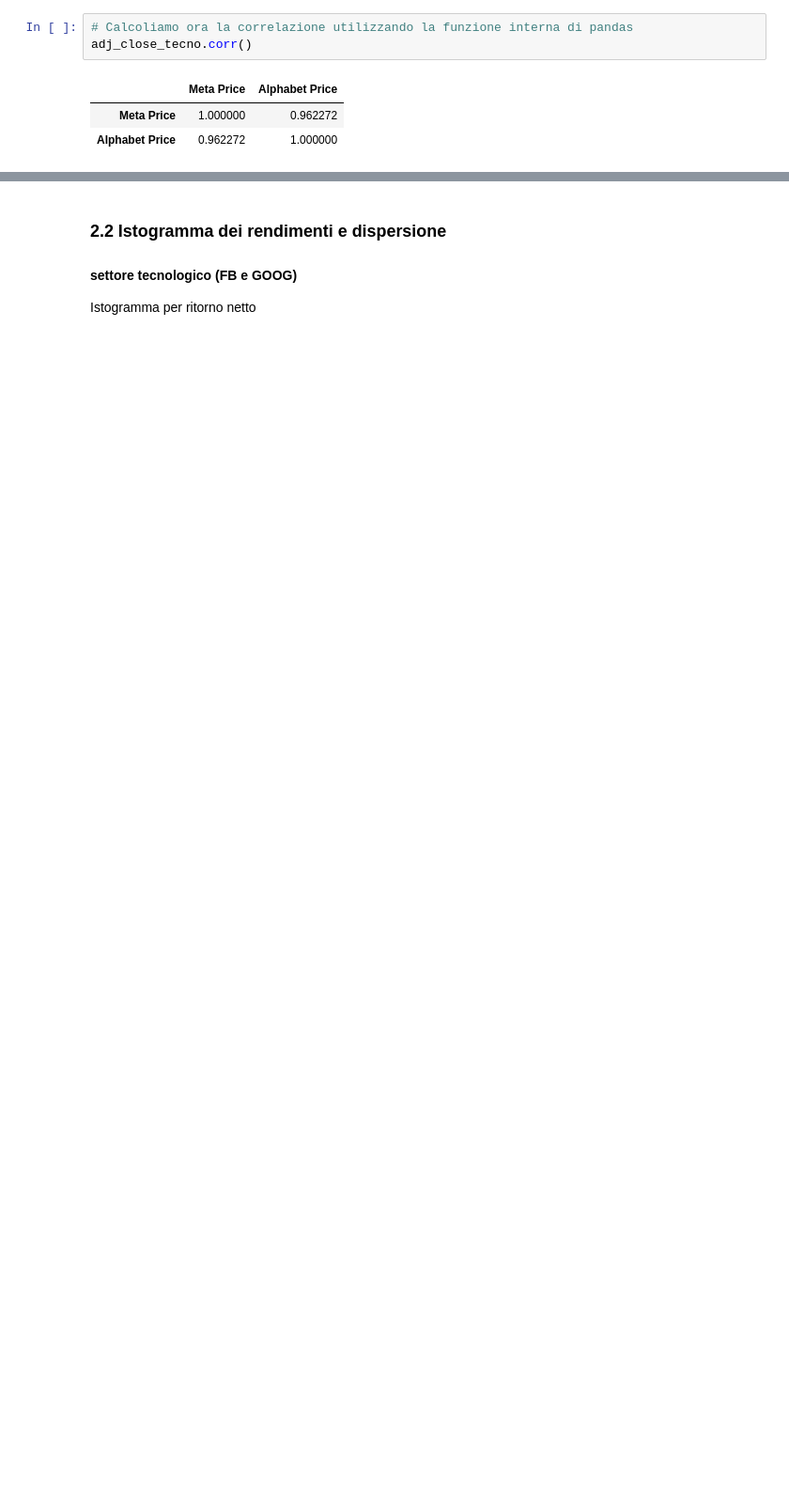
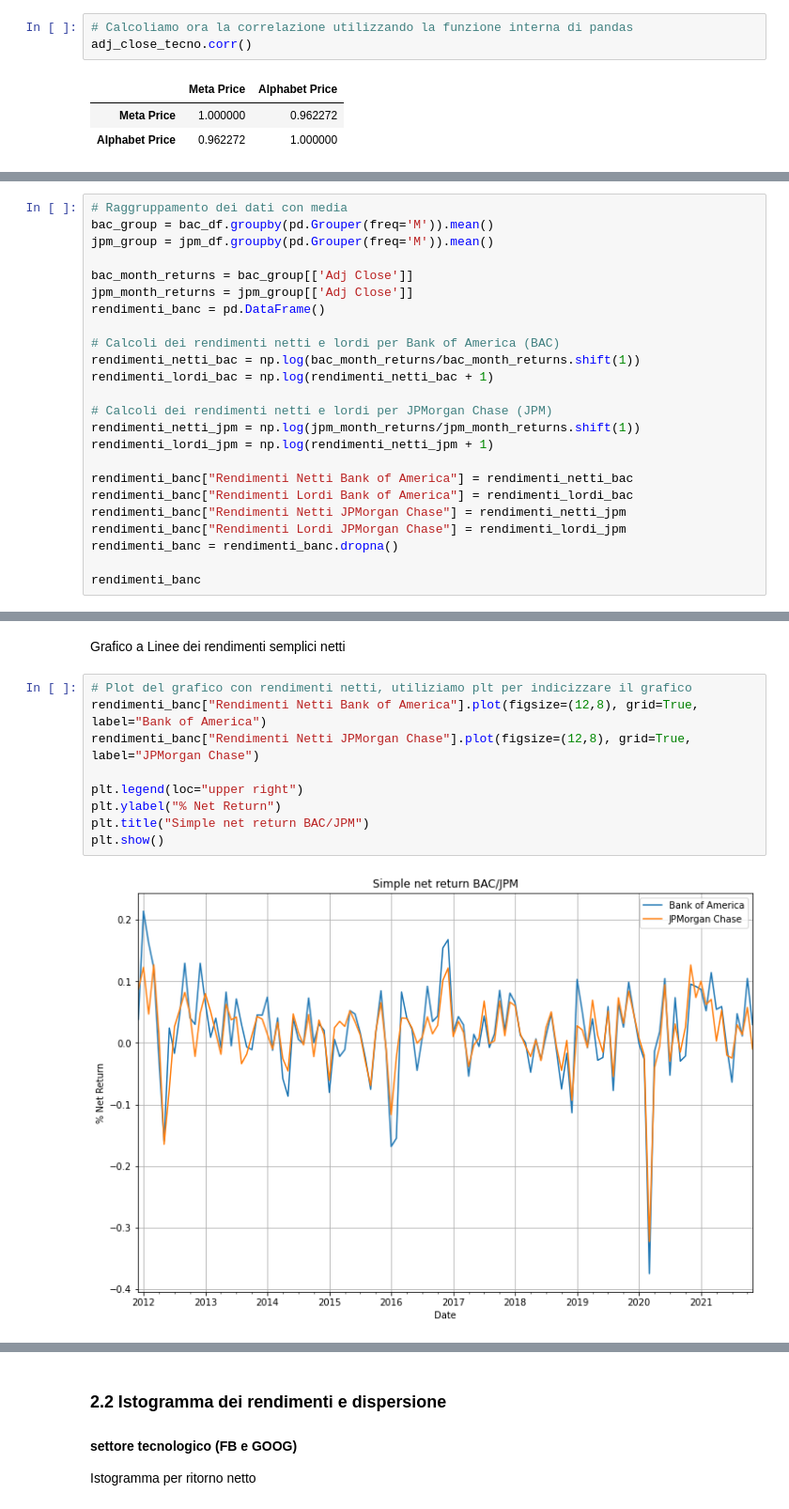
Before and after one commit to tommcamm/BISF-Project, a Jupyter notebook: python/Notebook del progetto.ipynb, the cells around one changed output, grey strips where cells are left out. Shown at 94% size. Saved outputs shown, nothing was run; the diff lists cells and outputs as text; blank space fills up the shorter version.

```diff
--- a/python/Notebook del progetto.ipynb
+++ b/python/Notebook del progetto.ipynb
@@ -237,0 +367,24 @@ adj_close_tecno.corr()
+# %%
+# Raggruppamento dei dati con media
+bac_group = bac_df.groupby(pd.Grouper(freq='M')).mean()
+jpm_group = jpm_df.groupby(pd.Grouper(freq='M')).mean()
+
+bac_month_returns = bac_group[['Adj Close']]
+jpm_month_returns = jpm_group[['Adj Close']]
+rendimenti_banc = pd.DataFrame()
+
+# Calcoli dei rendimenti netti e lordi per Bank of America (BAC)
+rendimenti_netti_bac = np.log(bac_month_returns/bac_month_returns.shift(1))
+rendimenti_lordi_bac = np.log(rendimenti_netti_bac + 1)
+
+# Calcoli dei rendimenti netti e lordi per JPMorgan Chase (JPM)
+rendimenti_netti_jpm = np.log(jpm_month_returns/jpm_month_returns.shift(1))
+rendimenti_lordi_jpm = np.log(rendimenti_netti_jpm + 1)
+
+rendimenti_banc["Rendimenti Netti Bank of America"] = rendimenti_netti_bac
+rendimenti_banc["Rendimenti Lordi Bank of America"] = rendimenti_lordi_bac
+rendimenti_banc["Rendimenti Netti JPMorgan Chase"] = rendimenti_netti_jpm
+rendimenti_banc["Rendimenti Lordi JPMorgan Chase"] = rendimenti_lordi_jpm
+rendimenti_banc = rendimenti_banc.dropna()
+
+rendimenti_banc
@@ -237,0 +406,13 @@ adj_close_tecno.corr()
+# %% [markdown]
+Grafico a Linee dei rendimenti semplici netti
+# %%
+# Plot del grafico con rendimenti netti, utiliziamo plt per indicizzare il grafico
+rendimenti_banc["Rendimenti Netti Bank of America"].plot(figsize=(12,8), grid=True, label="Bank of America")
+rendimenti_banc["Rendimenti Netti JPMorgan Chase"].plot(figsize=(12,8), grid=True, label="JPMorgan Chase")
+
+plt.legend(loc="upper right")
+plt.ylabel("% Net Return")
+plt.title("Simple net return BAC/JPM")
+plt.show()
+# %% [output]
+[figure, added]
```
Also changed, not shown: parts of 24 cells of this notebook.
